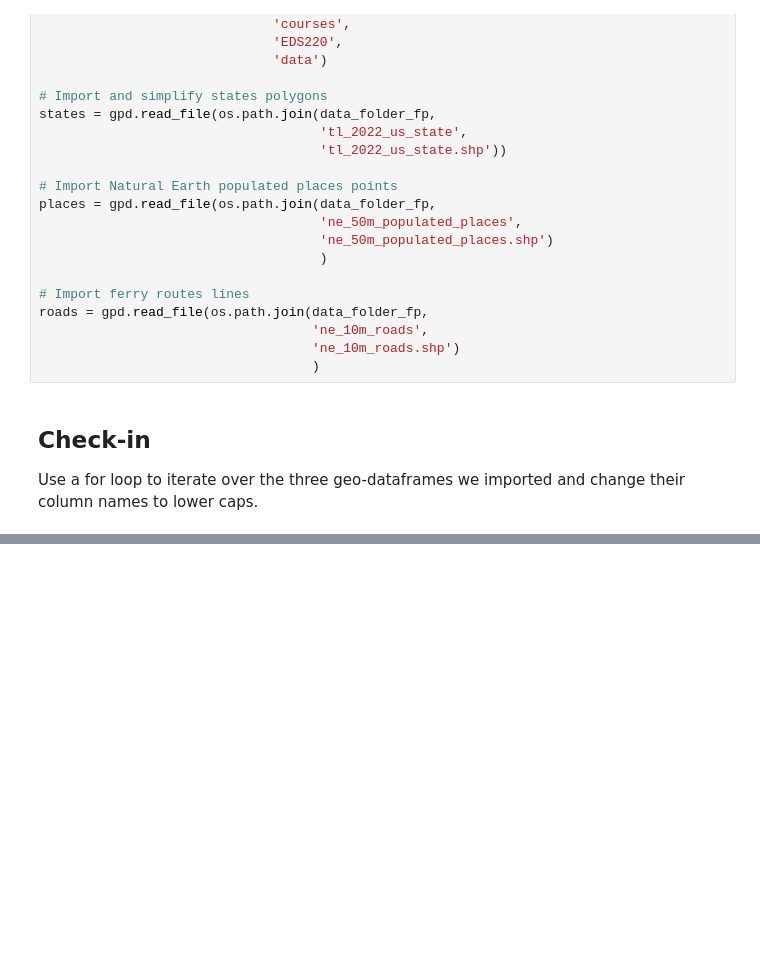
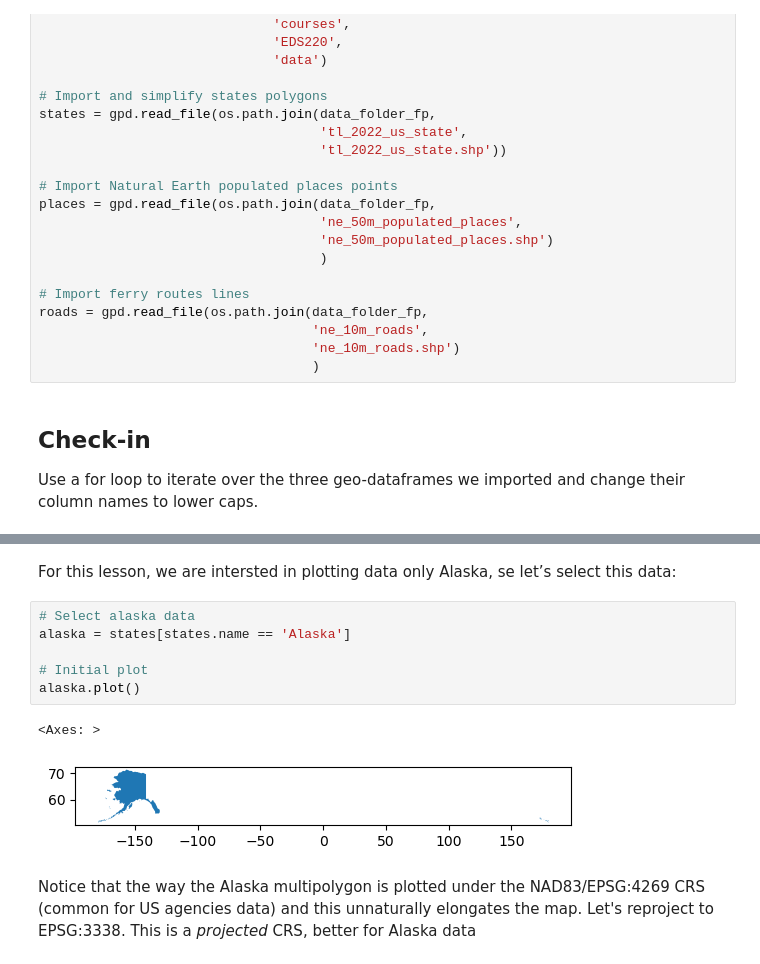
Before and after one commit to mmyiv/eds22--0-2024-in-class, a Jupyter notebook: week-7-clipping-STUDENTS.ipynb, the cells around one changed output, grey strips where cells are left out. Cells and saved outputs as stored; diff of their text form; blank space fills up the shorter version.

```diff
--- a/week-7-clipping-STUDENTS.ipynb
+++ b/week-7-clipping-STUDENTS.ipynb
@@ -67,0 +106,14 @@ Use a for loop to iterate over the three geo-dataframes we imported and change t
+# %% [markdown]
+For this lesson, we are intersted in plotting data only Alaska, se let’s select this data:
+# %%
+# Select alaska data
+alaska = states[states.name == 'Alaska']
+
+# Initial plot
+alaska.plot()
+# %% [output]
+<Axes: >
+[figure, added]
+# %% [markdown]
+Notice that the way the Alaska multipolygon is plotted under the NAD83/EPSG:4269 CRS (common for US agencies data) and this unnaturally elongates the map.
+Let's reproject to EPSG:3338. This is a *projected* CRS, better for Alaska data
```
Also changed, not shown: parts of 35 cells of this notebook.
